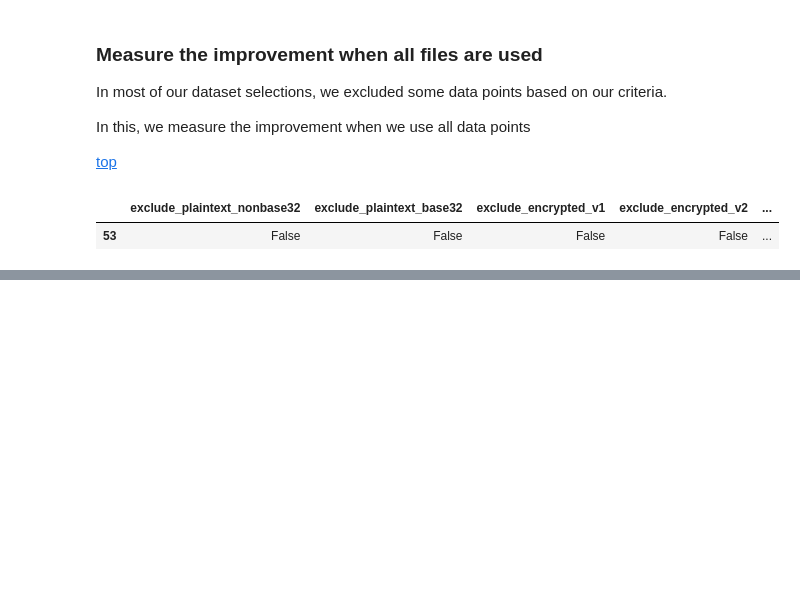
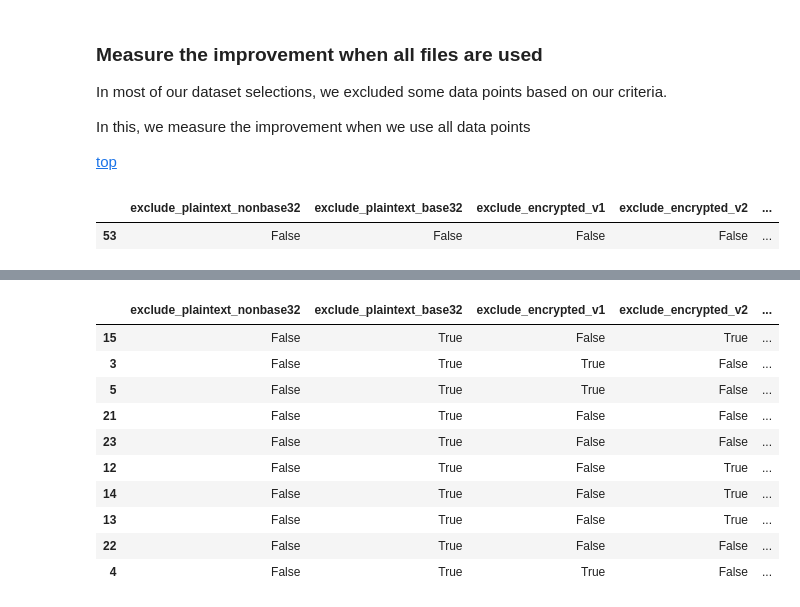
Before and after one commit to bhattacharjee/RansomFoRRT, a Jupyter notebook: iteration_2.1/iteration_2.1_compare_base32_logistic_regression.ipynb, the cells around one changed output, grey strips where cells are left out. Drawn from its saved outputs; the diff is of its cells as text; code cells hidden in the pictures; blank space fills up the shorter version.

```diff
--- a/iteration_2.1/iteration_2.1_compare_base32_logistic_regression.ipynb
+++ b/iteration_2.1/iteration_2.1_compare_base32_logistic_regression.ipynb
@@ -485,0 +501,14 @@ df.to_csv("../comparison_logistic_regression_final.csv")
+# %%
+df[df["baseline-f1_score"] > 0.9]
+# %% [output]
+|  | exclude_plaintext_nonbase32 | exclude_plaintext_base32 | exclude_encrypted_v1 | exclude_encrypted_v2 | ... |
+| 15 | False | True | False | True | ... |
+| 3 | False | True | True | False | ... |
+| 5 | False | True | True | False | ... |
+| 21 | False | True | False | False | ... |
+| 23 | False | True | False | False | ... |
+| 12 | False | True | False | True | ... |
+| 14 | False | True | False | True | ... |
+| 13 | False | True | False | True | ... |
+| 22 | False | True | False | False | ... |
+| 4 | False | True | True | False | ... |
```
Also changed, not shown: parts of 4 cells of this notebook.
